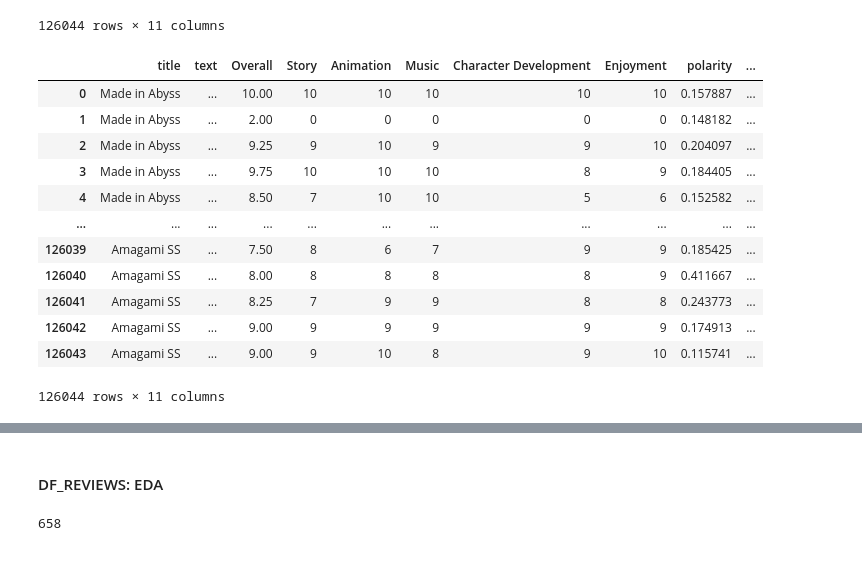
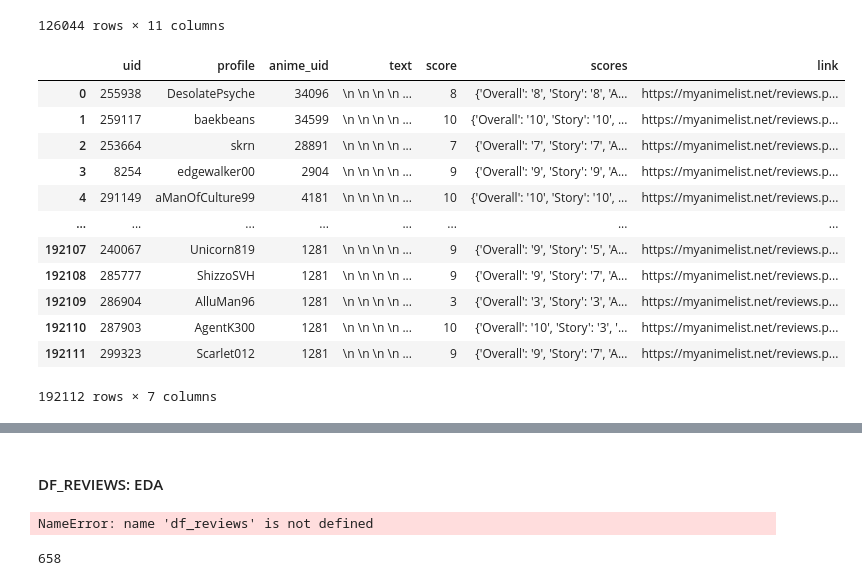
Before and after one commit to kurosakiaduma/mal_analysis, a Jupyter notebook: wrangle_act.ipynb, the cells around one changed output, grey strips where cells are left out. Saved outputs shown, nothing was run; the diff lists cells and outputs as text; code cells hidden in the pictures.

Commit message:
wrangling anime dataset complete

```diff
--- a/wrangle_act.ipynb
+++ b/wrangle_act.ipynb
@@ -192,3 +205,6 @@ df_animes.premiered
 10831    Spring 2017
 10832    Spring 2010
 Name: premiered, Length: 10833, dtype: object
+# %%
+df_animes['season_released'] = df_animes.premiered.apply( lambda x: x.split()[0])
+df_animes['year_released'] = df_animes.premiered.apply( lambda x: x.split()[1])
@@ -195,3 +264,3 @@ Name: premiered, Length: 10833, dtype: object
 # %%
 df_animes.drop(columns=['title_english', 'title_japanese','title_synonyms',
-                            'airing', 'aired_string', 'aired', 'background', 'broadcast', 'related', 'producer', 'licensor', 'opening_theme', 'ending_theme', 'duration'], inplace=True)
+                            'airing', 'aired_string', 'aired', 'background', 'broadcast', 'related', 'producer', 'licensor', 'opening_theme', 'ending_theme'], inplace=True)
@@ -198,5 +271,5 @@ df_animes.drop(columns=['title_english', 'title_japanese','title_synonyms',
 # %%
-df_animes = df_animes[['anime_id', 'title', 'image_url', 'type', 'source', 'genre', 'studio', 'episodes', 'status', 'premiered', 'rank', 'members', 'favorites', 'popularity','rating', 'score', 'scored_by']]
+df_animes = df_animes[['anime_id', 'title', 'season_released', 'year_released', 'type', 'source', 'genre', 'studio', 'episodes', 'status', 'premiered', 'rank', 'members', 'favorites', 'popularity','rating', 'score', 'scored_by', 'image_url']]
 # %%
 df_animes.sample(6)
 # %% [output]
@@ -337,7 +410,7 @@ See the caveats in the documentation: https://pandas.pydata.org/pandas-docs/stab
 # %%
-df_animes = df_animes[['anime_id', 'title', 'genre', 'studio', 'premiered','type', 'source',
+df_animes = df_animes[['title', 'genre', 'studio', 'season_released','year_released', 'type', 'source',
                         'episodes', 'status', 'rank', 'image_url','rating', 'score', 'scored_by', 'score_rank',
-                        'popularity','popularity_rank','members', 'favorites']]
+                        'popularity','popularity_rank','members', 'favorites', 'avg_rank_score']]
 # %%
 df_animes['rank'] = df_animes['rank'].apply(int)
 df_animes
@@ -628,22 +757,22 @@ df_reviews
 | 126043 | Amagami SS | ... | 9.00 | 9 | 10 | 8 | 9 | 10 | 0.115741 | ... |
 126044 rows × 11 columns
 # %%
-df_reviews.to_csv('data/reviews_cleaned.csv')
+df_reviews.to_csv('data/reviews_cleaned.csv', index=False)
 df_reviews
 # %% [output]
-|  | title | text | Overall | Story | Animation | Music | Character Development | Enjoyment | polarity | ... |
-| 0 | Made in Abyss | ... | 10.00 | 10 | 10 | 10 | 10 | 10 | 0.157887 | ... |
-| 1 | Made in Abyss | ... | 2.00 | 0 | 0 | 0 | 0 | 0 | 0.148182 | ... |
-| 2 | Made in Abyss | ... | 9.25 | 9 | 10 | 9 | 9 | 10 | 0.204097 | ... |
-| 3 | Made in Abyss | ... | 9.75 | 10 | 10 | 10 | 8 | 9 | 0.184405 | ... |
-| 4 | Made in Abyss | ... | 8.50 | 7 | 10 | 10 | 5 | 6 | 0.152582 | ... |
-| ... | ... | ... | ... | ... | ... | ... | ... | ... | ... | ... |
-| 126039 | Amagami SS | ... | 7.50 | 8 | 6 | 7 | 9 | 9 | 0.185425 | ... |
-| 126040 | Amagami SS | ... | 8.00 | 8 | 8 | 8 | 8 | 9 | 0.411667 | ... |
-| 126041 | Amagami SS | ... | 8.25 | 7 | 9 | 9 | 8 | 8 | 0.243773 | ... |
-| 126042 | Amagami SS | ... | 9.00 | 9 | 9 | 9 | 9 | 9 | 0.174913 | ... |
-| 126043 | Amagami SS | ... | 9.00 | 9 | 10 | 8 | 9 | 10 | 0.115741 | ... |
+|  | uid | profile | anime_uid | text | score | scores | link |
+| 0 | 255938 | DesolatePsyche | 34096 | \n \n \n \n ... | 8 | {'Overall': '8', 'Story': '8', 'A... | https://myanimelist.net/reviews.p... |
+| 1 | 259117 | baekbeans | 34599 | \n \n \n \n ... | 10 | {'Overall': '10', 'Story': '10', ... | https://myanimelist.net/reviews.p... |
+| 2 | 253664 | skrn | 28891 | \n \n \n \n ... | 7 | {'Overall': '7', 'Story': '7', 'A... | https://myanimelist.net/reviews.p... |
+| 3 | 8254 | edgewalker00 | 2904 | \n \n \n \n ... | 9 | {'Overall': '9', 'Story': '9', 'A... | https://myanimelist.net/reviews.p... |
+| 4 | 291149 | aManOfCulture99 | 4181 | \n \n \n \n ... | 10 | {'Overall': '10', 'Story': '10', ... | https://myanimelist.net/reviews.p... |
+| ... | ... | ... | ... | ... | ... | ... | ... |
+| 192107 | 240067 | Unicorn819 | 1281 | \n \n \n \n ... | 9 | {'Overall': '9', 'Story': '5', 'A... | https://myanimelist.net/reviews.p... |
+| 192108 | 285777 | ShizzoSVH | 1281 | \n \n \n \n ... | 9 | {'Overall': '9', 'Story': '7', 'A... | https://myanimelist.net/reviews.p... |
+| 192109 | 286904 | AlluMan96 | 1281 | \n \n \n \n ... | 3 | {'Overall': '3', 'Story': '3', 'A... | https://myanimelist.net/reviews.p... |
+| 192110 | 287903 | AgentK300 | 1281 | \n \n \n \n ... | 10 | {'Overall': '10', 'Story': '3', '... | https://myanimelist.net/reviews.p... |
+| 192111 | 299323 | Scarlet012 | 1281 | \n \n \n \n ... | 9 | {'Overall': '9', 'Story': '7', 'A... | https://myanimelist.net/reviews.p... |
-126044 rows × 11 columns
+192112 rows × 7 columns
 # %%
 set(df_reviews.title)
 # %% [output]
@@ -666,6 +795,10 @@ set(df_reviews.title)
  'ef: A Tale of Memories.'}
 # %% [markdown]
 #### DF_REVIEWS: EDA
+# %%
+df_reviews
+# %% [output]
+NameError: name 'df_reviews' is not defined
 # %%
 len(set(df_anime_reviews.title))
 # %% [output]
```
Also changed, not shown: parts of 28 cells of this notebook.
